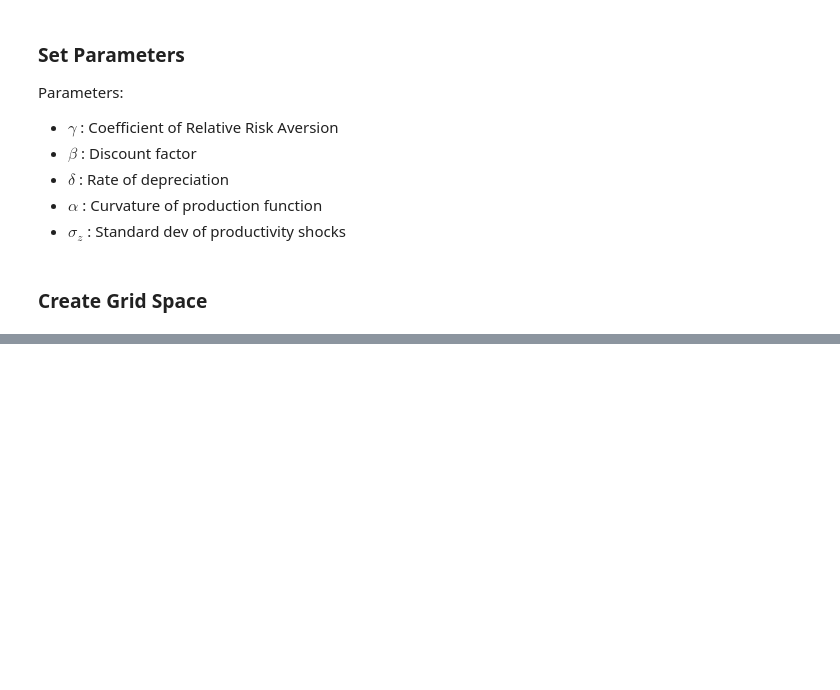
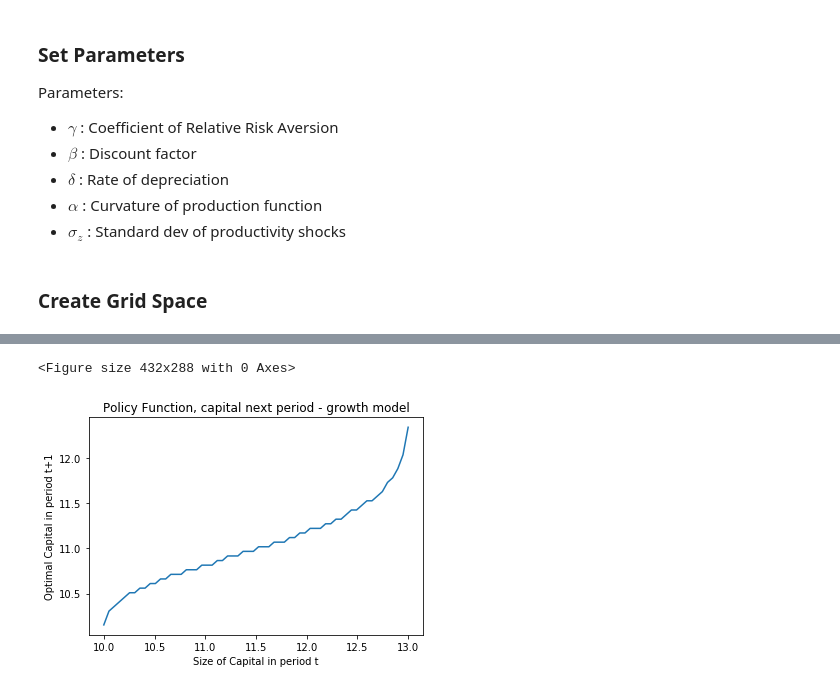
Before and after one commit to TimMunday/BootCamp2018, a Jupyter notebook: ProbSets/Econ/Week1/DP.ipynb, the cells around one changed output, grey strips where cells are left out. Saved outputs shown, nothing was run; the diff lists cells and outputs as text; code cells hidden in the pictures; blank space fills up the shorter version.

```diff
--- a/ProbSets/Econ/Week1/DP.ipynb
+++ b/ProbSets/Econ/Week1/DP.ipynb
@@ -141,0 +249,20 @@ U[C<0] = -9999999
+# %%
+#Plot optimal capital in period t + 1 rule as a function of cake size
+optK = k_grid[PF]
+plt.figure()
+fig, ax = plt.subplots()
+ax.plot(k_grid[:], optK[:][18], label='Capital in period t+1')
+# Now add the legend with some customizations.
+#legend = ax.legend(loc='upper left', shadow=False)
+# Set the fontsize
+for label in legend.get_texts():
+    label.set_fontsize('large')
+for label in legend.get_lines():
+    label.set_linewidth(1.5)  # the legend line width
+plt.xlabel('Size of Capital in period t')
+plt.ylabel('Optimal Capital in period t+1')
+plt.title('Policy Function, capital next period - growth model')
+plt.show()
+# %% [output]
+<Figure size 432x288 with 0 Axes>
+[figure, added]
```
Also changed, not shown: parts of 10 cells of this notebook, 2 other files.
